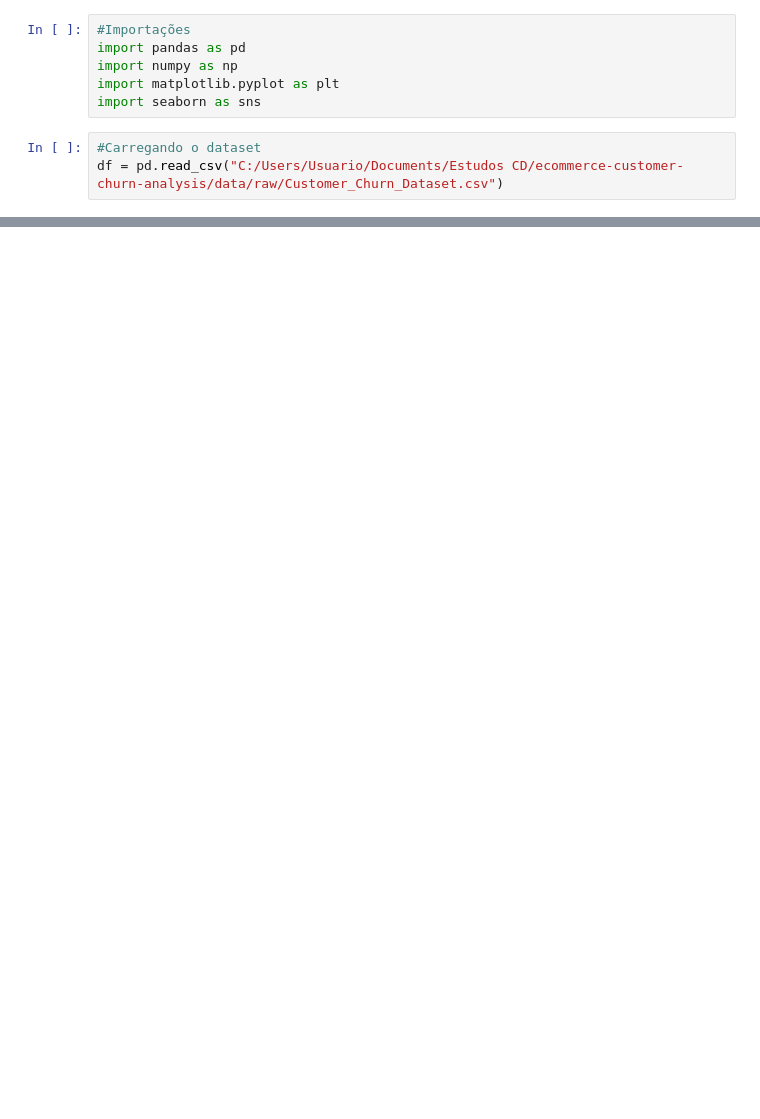
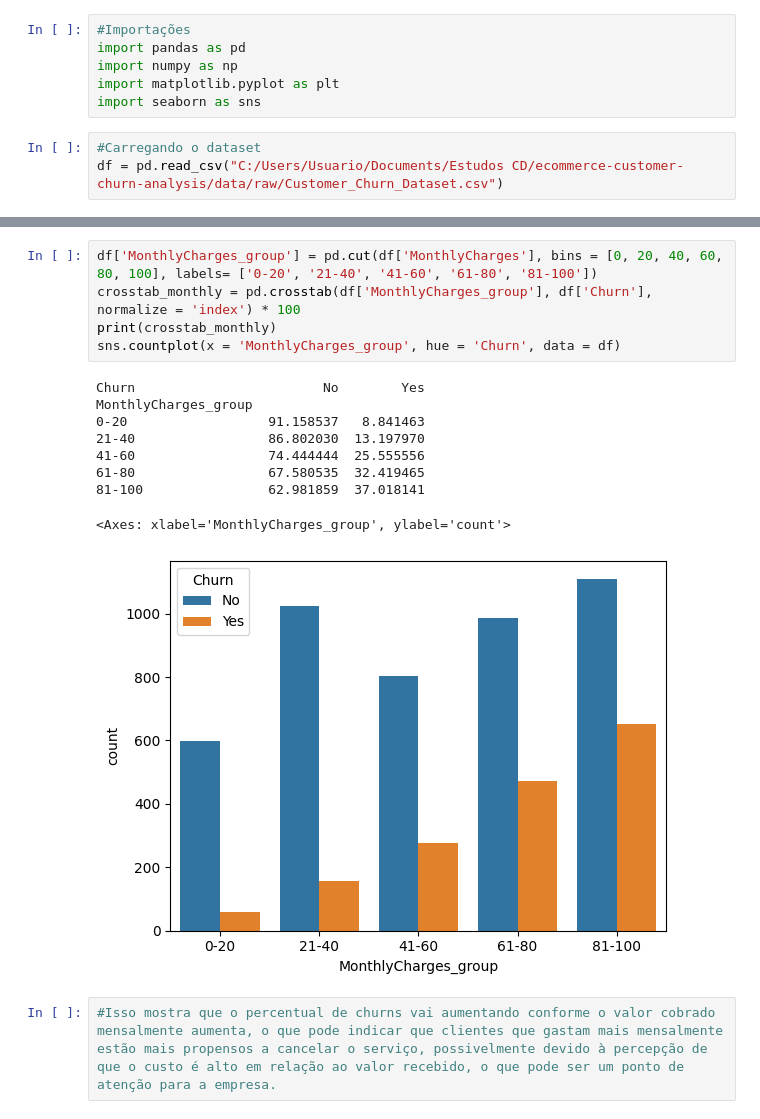
Before and after one commit to BielBabilonia/ecommerce-customer-churn-analysis, a Jupyter notebook: notebooks/01_EDA_Churn_Analyzis.ipynb, the cells around one changed output, grey strips where cells are left out. Saved outputs shown, nothing was run; the diff lists cells and outputs as text; blank space fills up the shorter version.

```diff
--- a/notebooks/01_EDA_Churn_Analyzis.ipynb
+++ b/notebooks/01_EDA_Churn_Analyzis.ipynb
@@ -86,0 +140,17 @@ tenure_group
+# %%
+df['MonthlyCharges_group'] = pd.cut(df['MonthlyCharges'], bins = [0, 20, 40, 60, 80, 100], labels= ['0-20', '21-40', '41-60', '61-80', '81-100'])
+crosstab_monthly = pd.crosstab(df['MonthlyCharges_group'], df['Churn'], normalize = 'index') * 100
+print(crosstab_monthly)
+sns.countplot(x = 'MonthlyCharges_group', hue = 'Churn', data = df)
+# %% [output]
+Churn                        No        Yes
+MonthlyCharges_group
+0-20                  91.158537   8.841463
+21-40                 86.802030  13.197970
+41-60                 74.444444  25.555556
+61-80                 67.580535  32.419465
+81-100                62.981859  37.018141
+<Axes: xlabel='MonthlyCharges_group', ylabel='count'>
+[figure, added]
+# %%
+#Isso mostra que o percentual de churns vai aumentando conforme o valor cobrado mensalmente aumenta, o que pode indicar que clientes que gastam mais mensalmente estão mais propensos a cancelar o serviço, possivelmente devido à percepção de que o custo é alto em relação ao valor recebido, o que pode ser um ponto de atenção para a empresa.
```
Also changed, not shown: parts of 22 cells of this notebook.
